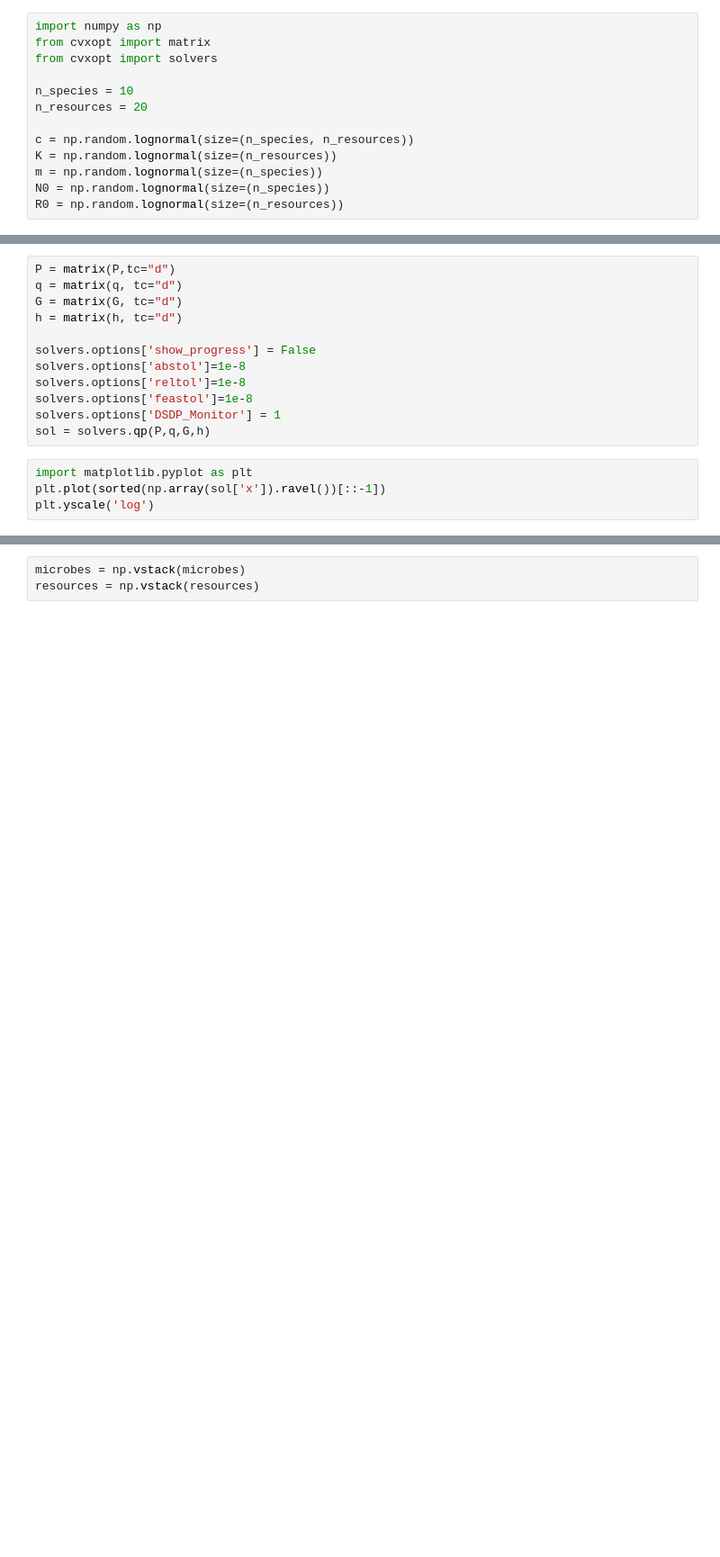
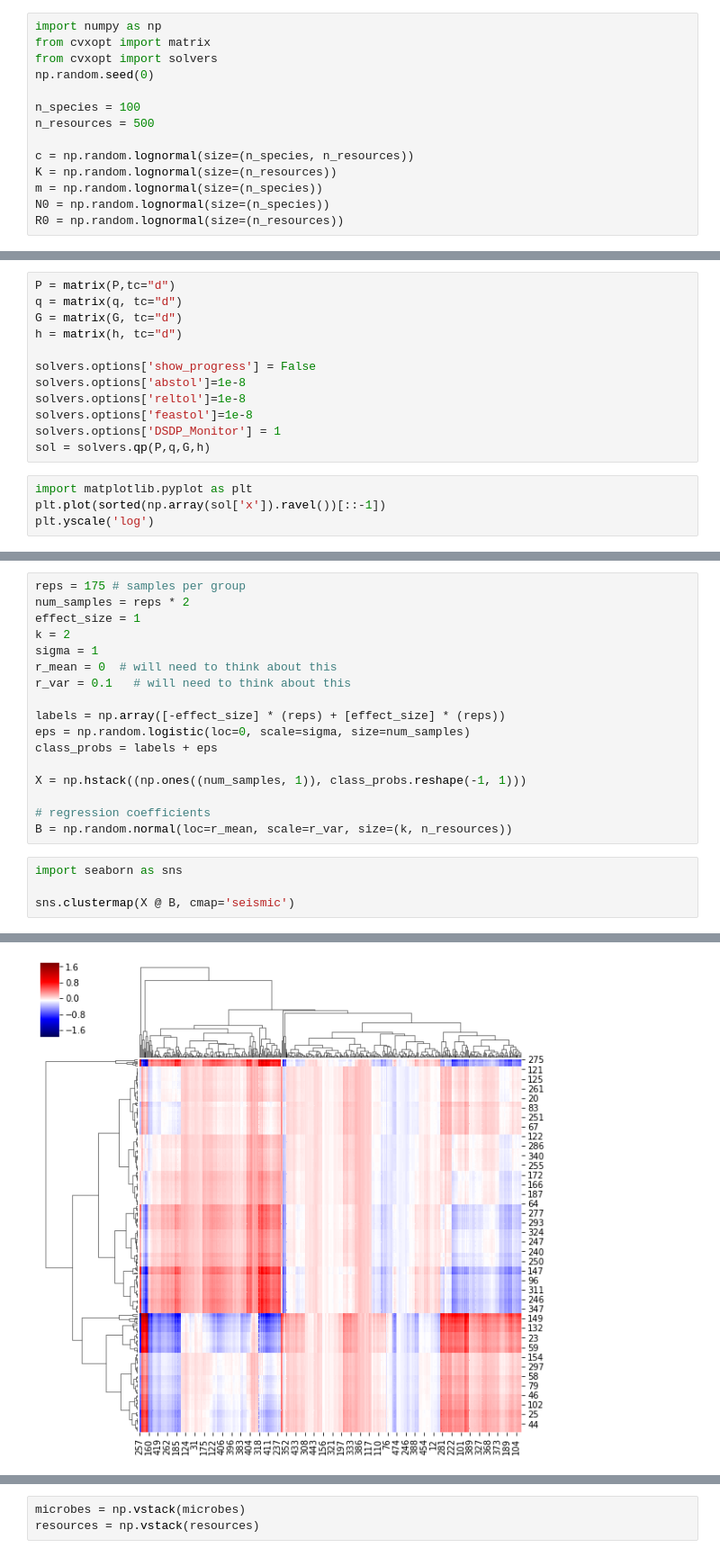
Before and after one commit to mortonjt/random-ecosystems, a Jupyter notebook: ipynb/random_qp.ipynb, the cells around one changed output, grey strips where cells are left out. Shown at 90% size. Drawn from its saved outputs; the diff is of its cells as text; blank space fills up the shorter version.

Commit message:
Adding example with logistic gradient

```diff
--- a/ipynb/random_qp.ipynb
+++ b/ipynb/random_qp.ipynb
@@ -18,9 +18,10 @@ The lognormal distribution will be our default generating distribution.
 import numpy as np
 from cvxopt import matrix
 from cvxopt import solvers
+np.random.seed(0)
 
-n_species = 10
-n_resources = 20
+n_species = 100
+n_resources = 500
 
 c = np.random.lognormal(size=(n_species, n_resources))
 K = np.random.lognormal(size=(n_resources))
@@ -74,0 +81,22 @@ sol
+# %%
+reps = 175 # samples per group
+num_samples = reps * 2
+effect_size = 1
+k = 2
+sigma = 1
+r_mean = 0  # will need to think about this
+r_var = 0.1   # will need to think about this
+
+labels = np.array([-effect_size] * (reps) + [effect_size] * (reps))
+eps = np.random.logistic(loc=0, scale=sigma, size=num_samples)
+class_probs = labels + eps
+
+X = np.hstack((np.ones((num_samples, 1)), class_probs.reshape(-1, 1)))
+
+# regression coefficients
+B = np.random.normal(loc=r_mean, scale=r_var, size=(k, n_resources))
+# %%
+import seaborn as sns
+
+sns.clustermap(X @ B, cmap='seismic')
+# %% [output]
@@ -75 +104,2 @@ sol
+[figure, added]
 # %%
```
Also changed, not shown: parts of 9 cells of this notebook.
